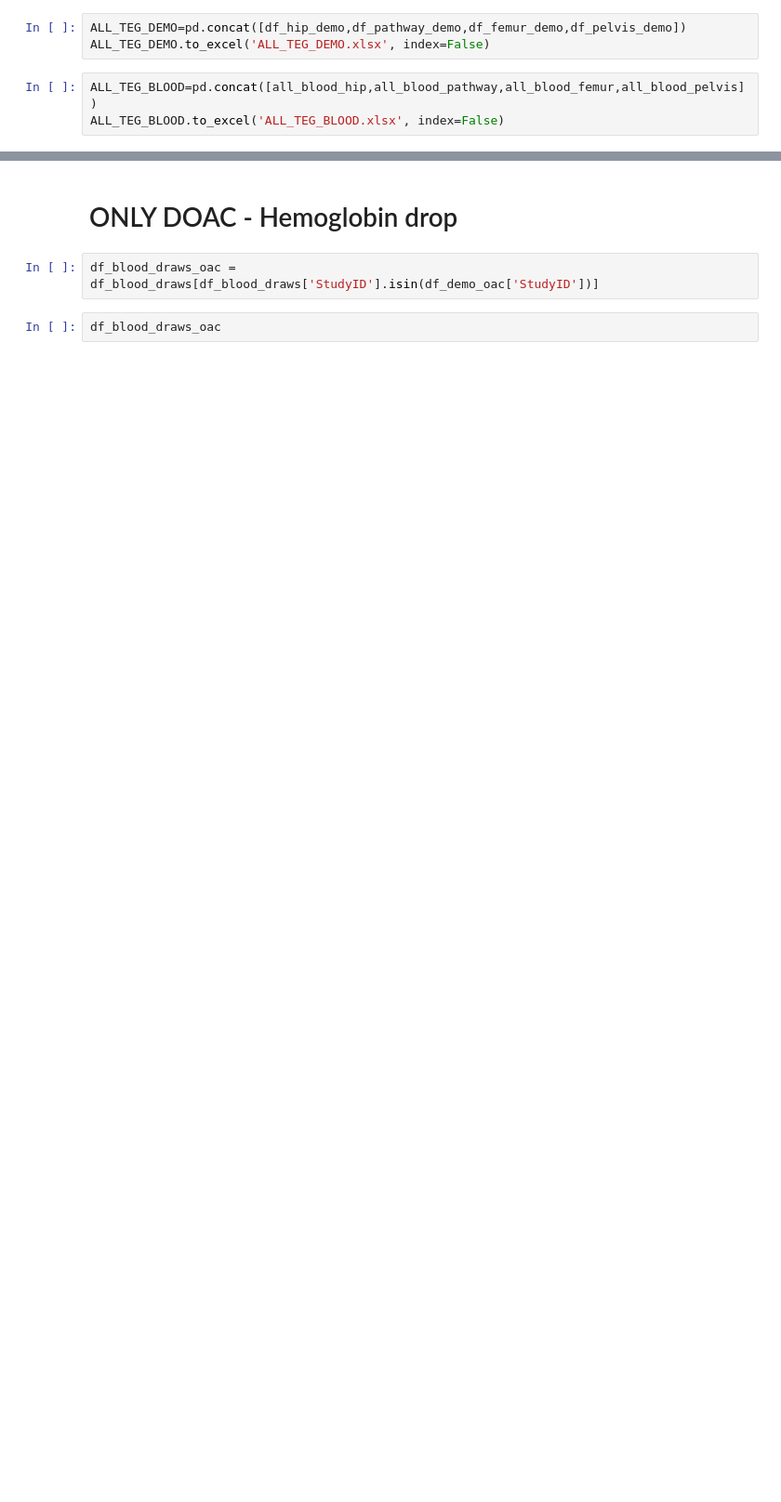
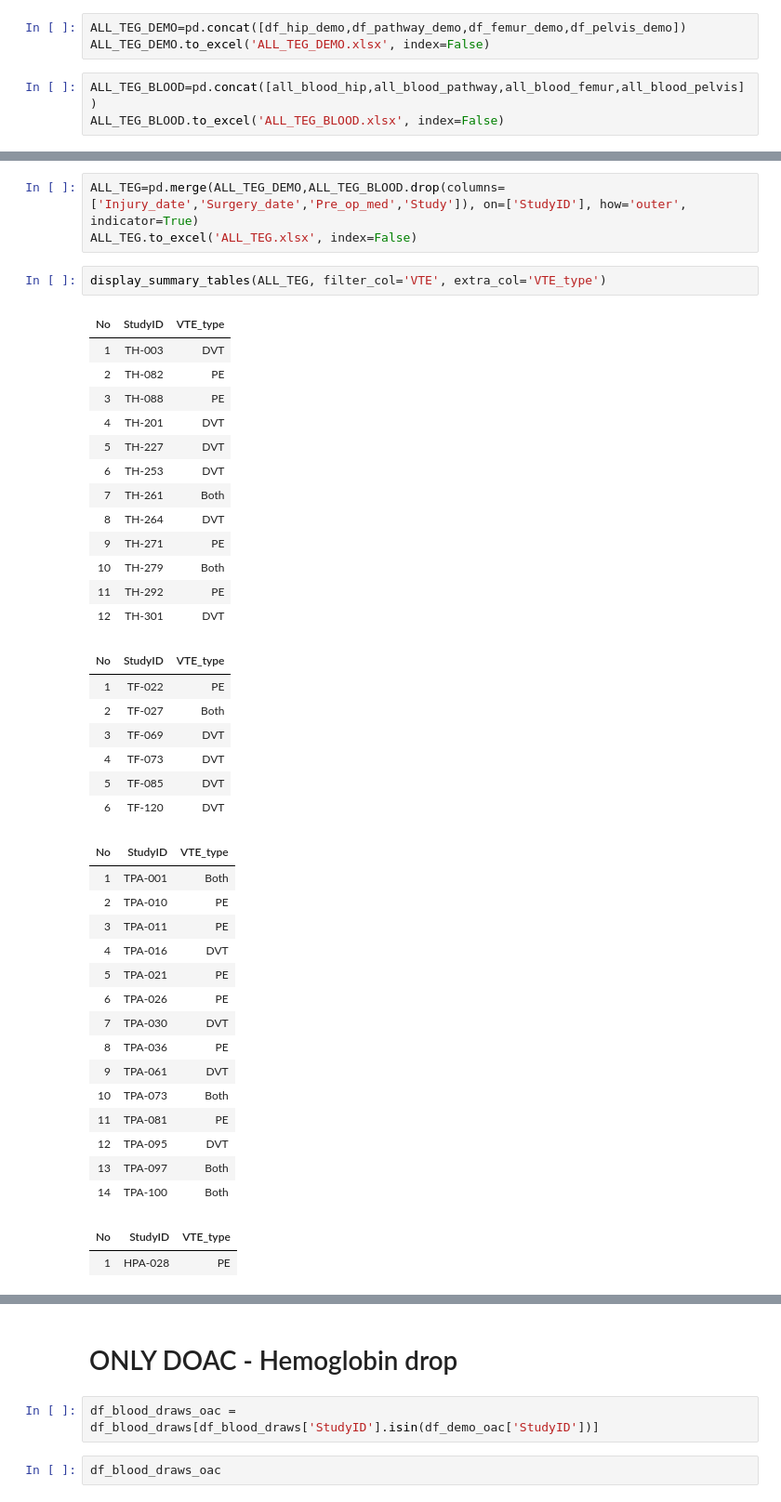
Before and after one commit to golpiraelmi/Classes, a Jupyter notebook: MyLittleProjcet_V2.ipynb, the cells around one changed output, grey strips where cells are left out. Shown: that part at 93% size. Saved outputs shown, nothing was run; the diff lists cells and outputs as text; blank space fills up the shorter version.

```diff
--- a/MyLittleProjcet_V2.ipynb
+++ b/MyLittleProjcet_V2.ipynb
@@ -374,0 +107,43 @@ all_blood_pelvis[['StudyID','Time','Injury_date','Surgery_date','Draw_date_lab',
+# %%
+ALL_TEG=pd.merge(ALL_TEG_DEMO,ALL_TEG_BLOOD.drop(columns=['Injury_date','Surgery_date','Pre_op_med','Study']), on=['StudyID'], how='outer', indicator=True)
+ALL_TEG.to_excel('ALL_TEG.xlsx', index=False)
+# %%
+display_summary_tables(ALL_TEG, filter_col='VTE', extra_col='VTE_type')
+# %% [output]
+| No | StudyID | VTE_type |
+| 1 | TH-003 | DVT |
+| 2 | TH-082 | PE |
+| 3 | TH-088 | PE |
+| 4 | TH-201 | DVT |
+| 5 | TH-227 | DVT |
+| 6 | TH-253 | DVT |
+| 7 | TH-261 | Both |
+| 8 | TH-264 | DVT |
+| 9 | TH-271 | PE |
+| 10 | TH-279 | Both |
+| 11 | TH-292 | PE |
+| 12 | TH-301 | DVT |
+| No | StudyID | VTE_type |
+| 1 | TF-022 | PE |
+| 2 | TF-027 | Both |
+| 3 | TF-069 | DVT |
+| 4 | TF-073 | DVT |
+| 5 | TF-085 | DVT |
+| 6 | TF-120 | DVT |
+| No | StudyID | VTE_type |
+| 1 | TPA-001 | Both |
+| 2 | TPA-010 | PE |
+| 3 | TPA-011 | PE |
+| 4 | TPA-016 | DVT |
+| 5 | TPA-021 | PE |
+| 6 | TPA-026 | PE |
+| 7 | TPA-030 | DVT |
+| 8 | TPA-036 | PE |
+| 9 | TPA-061 | DVT |
+| 10 | TPA-073 | Both |
+| 11 | TPA-081 | PE |
+| 12 | TPA-095 | DVT |
+| 13 | TPA-097 | Both |
+| 14 | TPA-100 | Both |
+| No | StudyID | VTE_type |
+| 1 | HPA-028 | PE |
```
Also changed, not shown: parts of 45 cells of this notebook.
